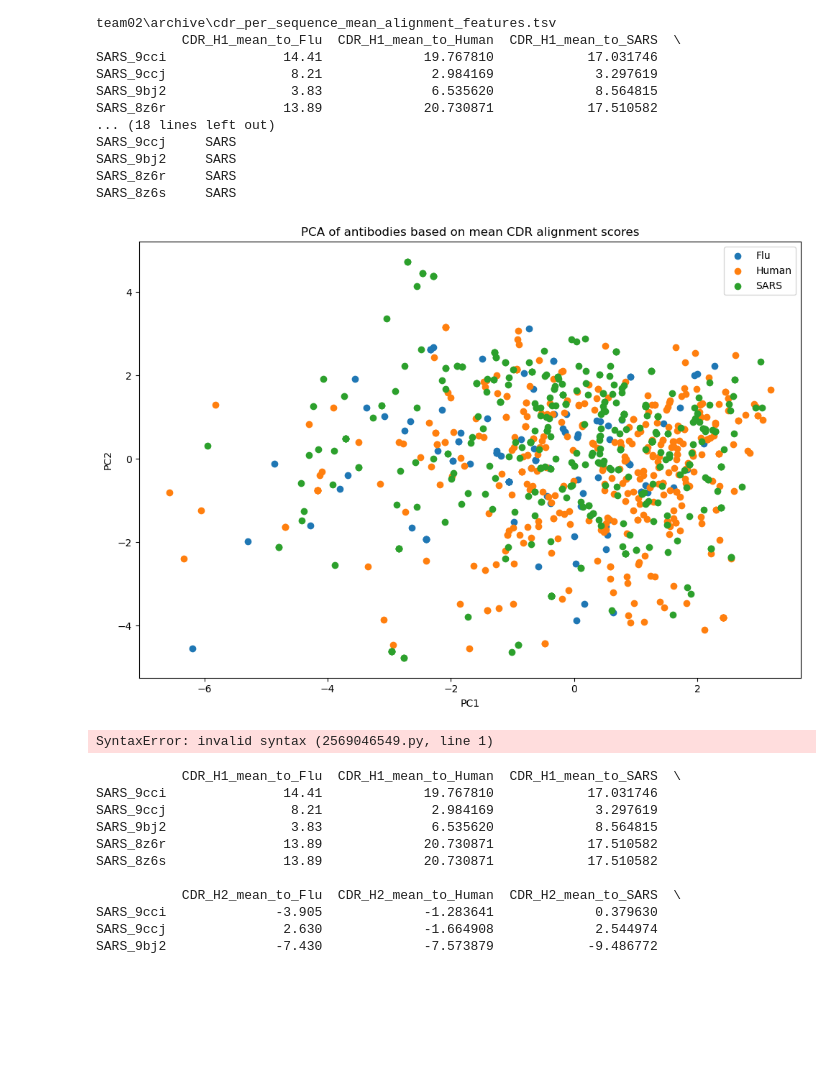
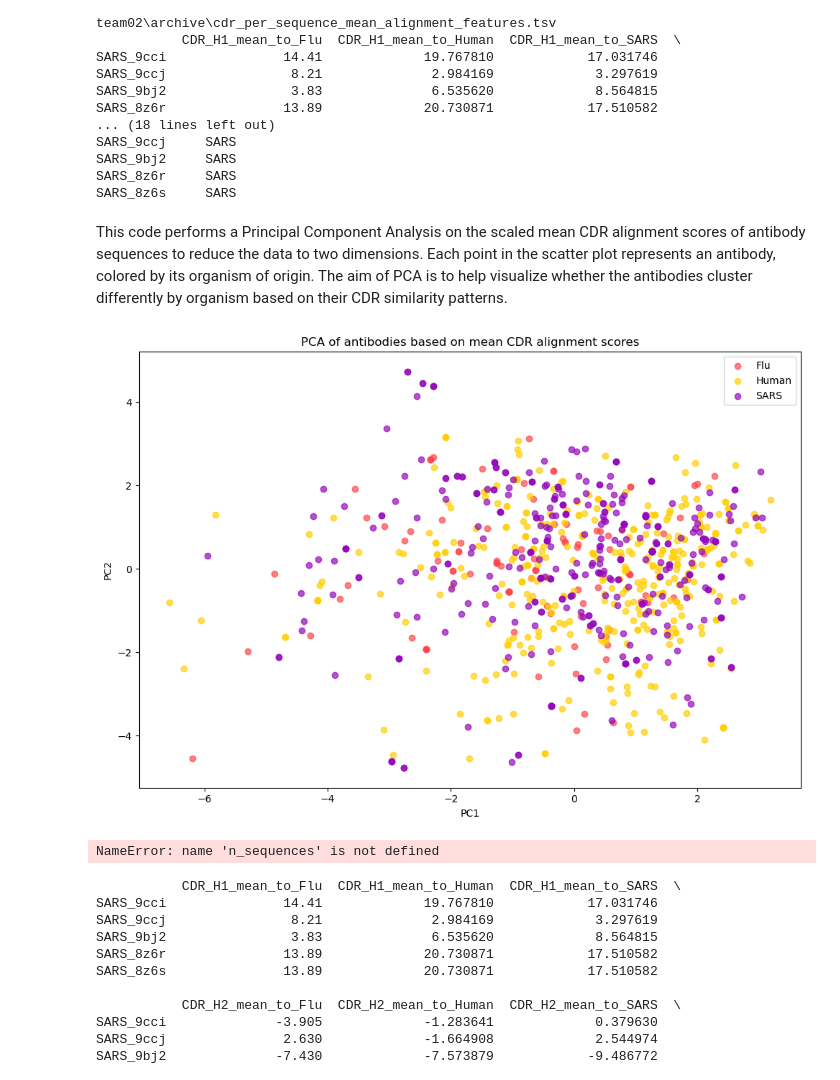
Before and after one commit to datascience-2025-group4/group04-team02, a Jupyter notebook: dataanalysis/02_sequence/02_nw_alignment.ipynb, the cells around one changed output. Cells and saved outputs as stored; diff of their text form; code cells hidden in the pictures; blank space fills up the shorter version.

```diff
--- a/dataanalysis/02_sequence/02_nw_alignment.ipynb
+++ b/dataanalysis/02_sequence/02_nw_alignment.ipynb
@@ -411,43 +303,53 @@ SARS_9ccj     SARS
 SARS_9bj2     SARS
 SARS_8z6r     SARS
 SARS_8z6s     SARS
+# %% [markdown]
+This code performs a Principal Component Analysis on the scaled mean CDR alignment scores of antibody sequences to reduce the data to two dimensions. Each point in the scatter plot represents an antibody, colored by its organism of origin. The aim of PCA is to help visualize whether the antibodies cluster differently by organism based on their CDR similarity patterns.
 # %%
 from sklearn.preprocessing import StandardScaler
 from sklearn.decomposition import PCA
 import matplotlib.pyplot as plt
 
 # Load the table
 df = pd.read_csv(outfile, sep="\t", index_col=0)
 
 # Separate features and labels
 X = df.drop(columns="Organism").values
 y = df["Organism"].values
 
 # Scale features
 scaler = StandardScaler()
 X_scaled = scaler.fit_transform(X)
 
 # PCA
 pca = PCA(n_components=2)
 X_pca = pca.fit_transform(X_scaled)
 
 # Plot
 plt.figure(figsize=(10,7))
+palette = {'SARS': '#9509BB', 'Human': '#FFCF01', 'Flu': '#FF474B'}
 for label in np.unique(y):
-    plt.scatter(X_pca[y==label,0], X_pca[y==label,1], label=label)
+    plt.scatter(
+        X_pca[y==label,0],
+        X_pca[y==label,1],
+        label=label,
+        color=palette[label],
+        alpha=0.7
+    )
 
 plt.xlabel("PC1")
 plt.ylabel("PC2")
 plt.title("PCA of antibodies based on mean CDR alignment scores")
 plt.legend()
 plt.tight_layout()
 plt.show()
 # %% [output]
-[figure, old version]
+[figure, new version]
 # %%
-X_pca.shape == (n_sequences, 2)from sklearn.cluster import KMeans
+X_pca.shape == (n_sequences, 2)
+from sklearn.cluster import KMeans
 
-# Choose number of clusters, e.g. 3
+# Choose number of clusters
 k = 3
 kmeans = KMeans(n_clusters=k, random_state=42)
 labels = kmeans.fit_predict(X_pca)
@@ -466,7 +368,7 @@ for i, txt in enumerate(ids):
 plt.tight_layout()
 plt.show()
 # %% [output]
-SyntaxError: invalid syntax (2569046549.py, line 1)
+NameError: name 'n_sequences' is not defined
 # %%
 import pandas as pd
 from scipy.cluster.hierarchy import linkage, dendrogram
```
Also changed, not shown: parts of 2 cells of this notebook, 1 other file.
